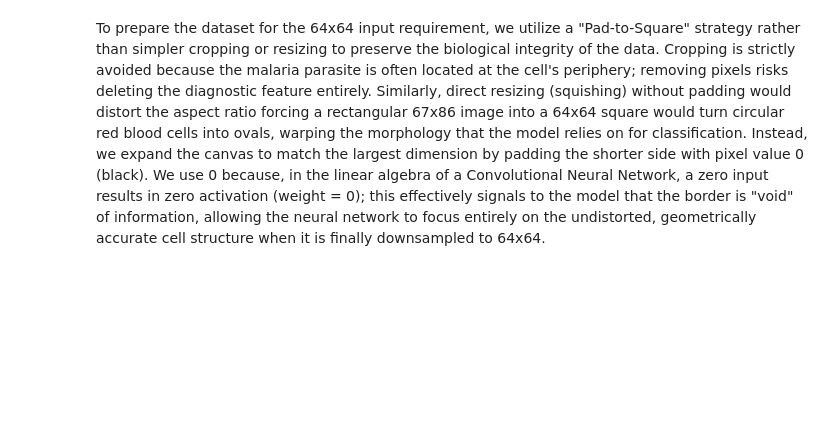
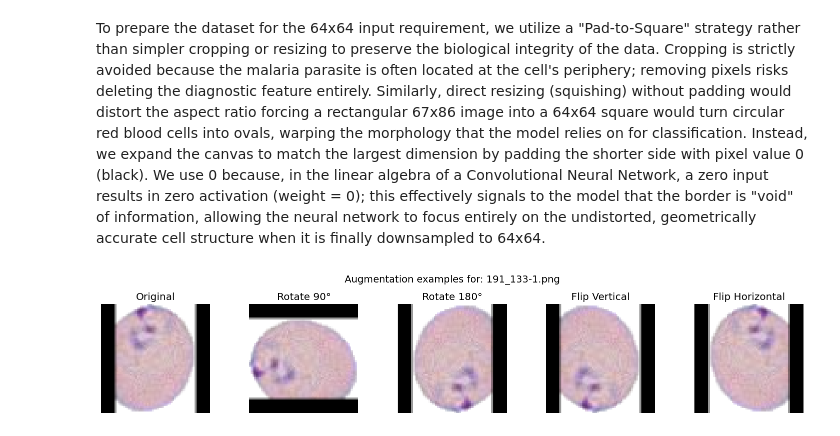
Before and after one commit to prajun7/ml-journey, a Jupyter notebook: MalariaDetection/MalariaDetection.ipynb, the cells around one changed output. Drawn from its saved outputs; the diff is of its cells as text; code cells hidden in the pictures; blank space fills up the shorter version.

```diff
--- a/MalariaDetection/MalariaDetection.ipynb
+++ b/MalariaDetection/MalariaDetection.ipynb
@@ -395,3 +395,35 @@ print('All images have been transformed in-place to 64x64.')
 All images have been transformed in-place to 64x64.
 # %% [markdown]
 To prepare the dataset for the 64x64 input requirement, we utilize a "Pad-to-Square" strategy rather than simpler cropping or resizing to preserve the biological integrity of the data. Cropping is strictly avoided because the malaria parasite is often located at the cell's periphery; removing pixels risks deleting the diagnostic feature entirely. Similarly, direct resizing (squishing) without padding would distort the aspect ratio forcing a rectangular 67x86 image into a 64x64 square would turn circular red blood cells into ovals, warping the morphology that the model relies on for classification. Instead, we expand the canvas to match the largest dimension by padding the shorter side with pixel value 0 (black). We use 0 because, in the linear algebra of a Convolutional Neural Network, a zero input results in zero activation (weight = 0); this effectively signals to the model that the border is "void" of information, allowing the neural network to focus entirely on the undistorted, geometrically accurate cell structure when it is finally downsampled to 64x64.
+# %%
+# Demonstrate simple augmentations on a random positive training image
+import random
+from PIL import Image
+import matplotlib.pyplot as plt
+
+# Pick a random positive sample
+sample_path = random.choice(list(TRAIN_POSITIVE.glob('*.png')))
+original_img = Image.open(sample_path)
+
+# Apply requested augmentations
+augmentations = {
+    'Original': original_img,
+    'Rotate 90°': original_img.rotate(90, expand=True),
+    'Rotate 180°': original_img.rotate(180, expand=True),
+    'Flip Vertical': original_img.transpose(Image.FLIP_TOP_BOTTOM),
+    'Flip Horizontal': original_img.transpose(Image.FLIP_LEFT_RIGHT)
+}
+
+# Plot results
+plt.figure(figsize=(15, 3))
+for idx, (label, img) in enumerate(augmentations.items()):
+    plt.subplot(1, 5, idx + 1)
+    plt.imshow(img)
+    plt.title(label)
+    plt.axis('off')
+
+plt.suptitle(f"Augmentation examples for: {sample_path.name}", fontsize=14)
+plt.tight_layout()
+plt.show()
+# %% [output]
+[figure, added]
```
